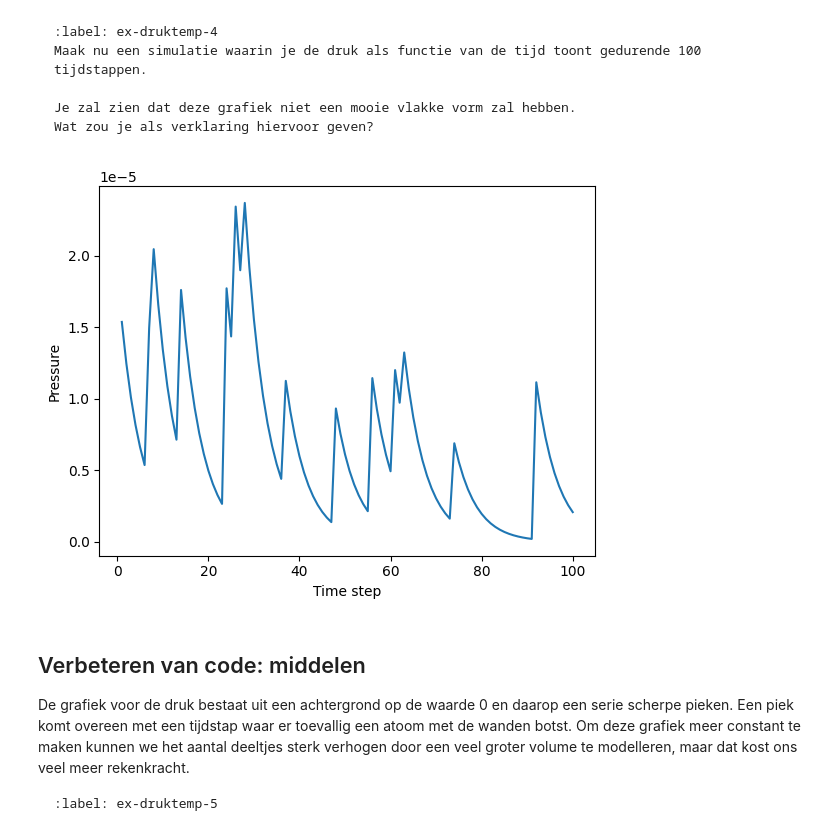
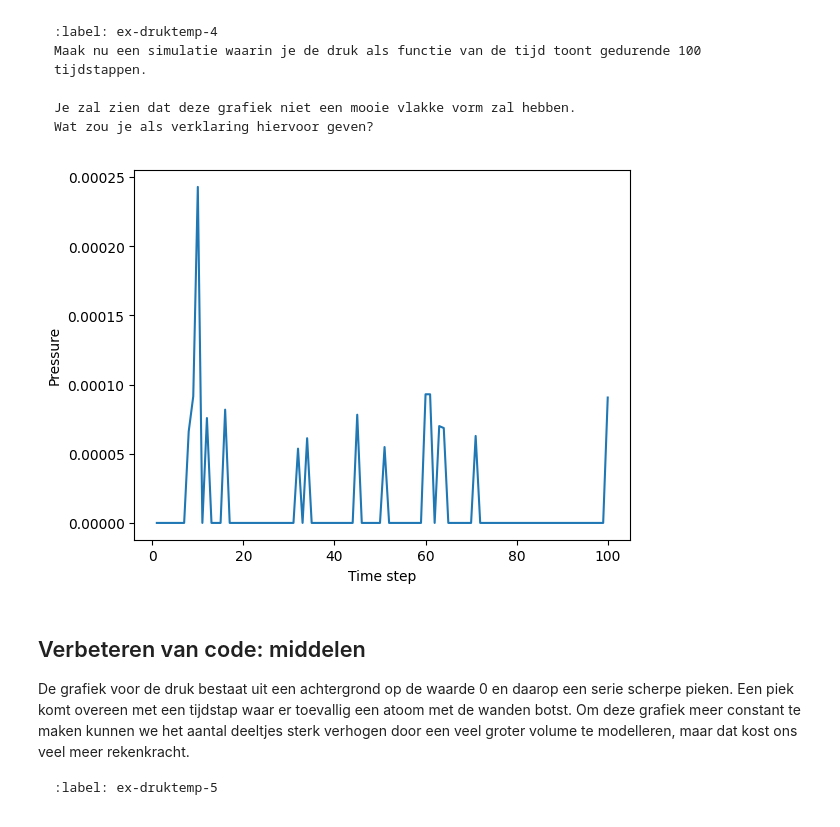
Before and after one commit to fienecg-arch/Fiene-en-Thomas, a Jupyter notebook: Content/PySim/5_druktemp.ipynb, the cells around one changed output. Cells and saved outputs as stored; diff of their text form; code cells hidden in the pictures.

```diff
--- a/Content/PySim/5_druktemp.ipynb
+++ b/Content/PySim/5_druktemp.ipynb
@@ -333,35 +333,35 @@ Wat zou je als verklaring hiervoor geven?
 # Geef je oplossing
 take_time_step(particles)
 handle_walls(particles)
 
 #your code/answer
 particles = []
 pressures = np.zeros(100, dtype=float)
 times = np.linspace(1, 100, 100)
 
 create_particles(particles)
 
 for i in range(100):
     take_time_step(particles)
-    handle_walls(particles)
+    #handle_walls(particles)
     pressures[i] = pressure
 
 plt.figure()
 plt.xlabel("Time step")
 plt.ylabel("Pressure")
 plt.plot(times, pressures)
 plt.show()
 
 
 
 #verklaring:
 # Moleculen botsen niet op regelmatige tijdsintervallen tegen de wand.
 # De ene tijdstap kunnen 0 botsingen plaatsvinden
 # De volgende tijdstap misschien 4 botsingen
 # Dan weer 1, dan 3, dan 0, etc
 # Omdat de druk gebaseerd is op botsingen per tijdstap, ziet hij er ruw en springerig uit.
 # %% [output]
-[figure, old version]
+[figure, new version]
 # %% [markdown]
 ## Verbeteren van code: middelen
 
```
Also changed, not shown: parts of 2 cells of this notebook.
